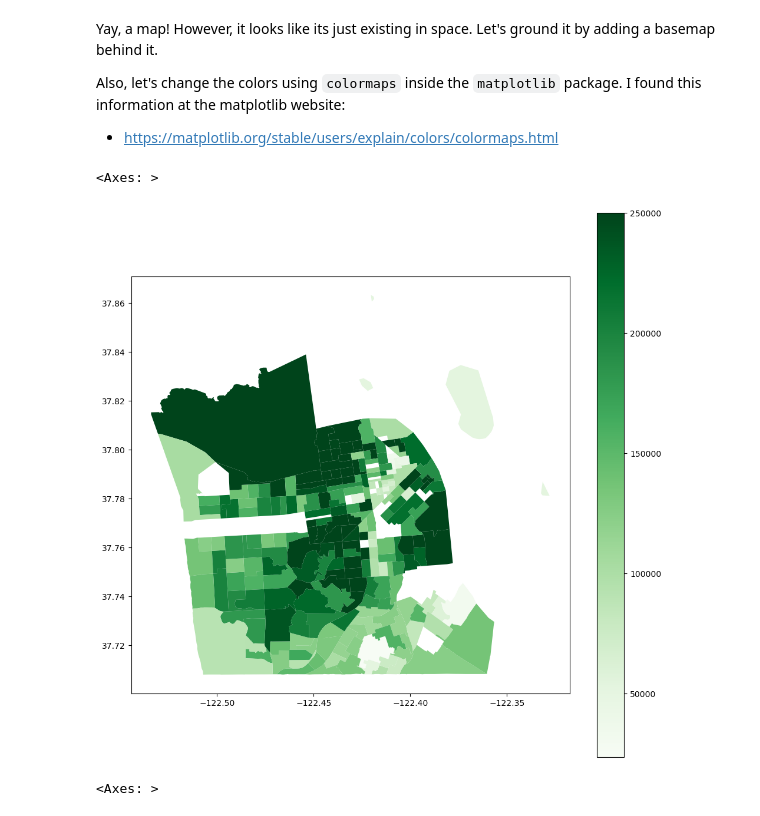
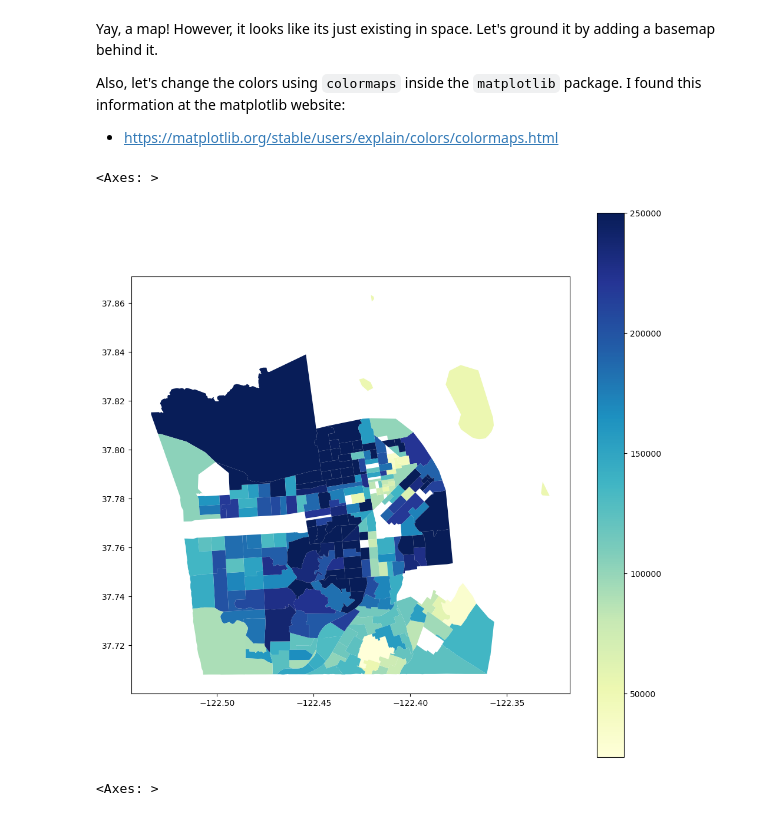
Before and after one commit to abigailea03/SF_transpo_school_access, a Jupyter notebook: Group Assignments/Abigail Adams/wk3_abigailea03_group.ipynb, the cells around one changed output. Drawn from its saved outputs; the diff is of its cells as text; code cells hidden in the pictures.

```diff
--- a/Group Assignments/Abigail Adams/wk3_abigailea03_group.ipynb
+++ b/Group Assignments/Abigail Adams/wk3_abigailea03_group.ipynb
@@ -70,7 +70,7 @@ acs.drop(1, inplace=True)
 # %%
 #dtype ensures that the columns are read in as strings instead of integers to keep the leading zeros
 acs = pd.read_csv(
-    'new_acs_sf2023.csv',
+    'data/new_acs_sf2023.csv',
     dtype=
     {
         'Geo_FIPS':str,
@@ -387,14 +389,14 @@ from matplotlib import colormaps
 # %%
 # make empty plot
 fig,ax = plt.subplots(figsize=(12,12)) # empty plot
 
 # add gdf to emplot plot
 tracts_acs.plot(ax=ax, # the empty plot i made
                 column='SE_A14010_001', # median family income variable
-                legend=True,cmap='Greens') # dark green is highest incomes,
+                legend=True,cmap='YlGnBu') # dark green is highest incomes,
 # %% [output]
 <Axes: >
-[figure, old version]
+[figure, new version]
 # %%
 # map poverty status for pop under 18
 # use natural  breaks color scheme
```
Also changed, not shown: parts of 4 cells of this notebook, 3 other files.
